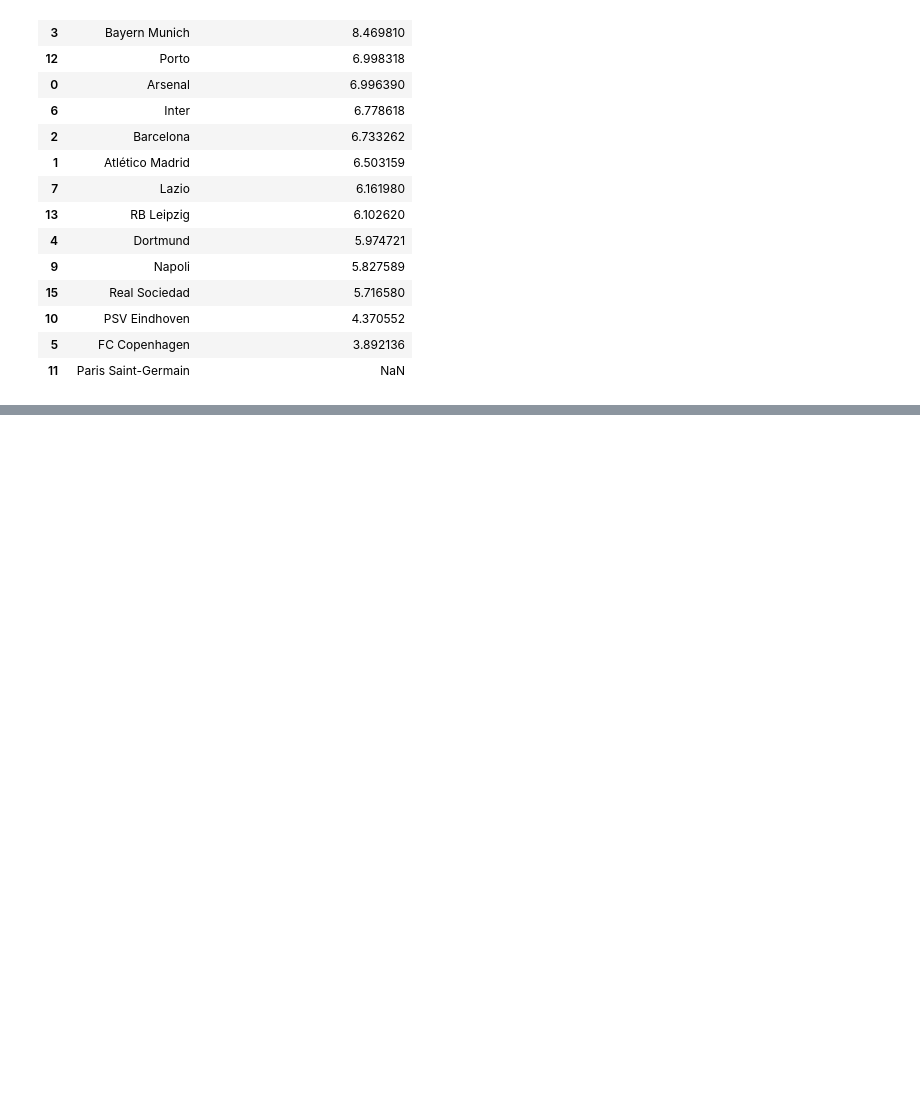
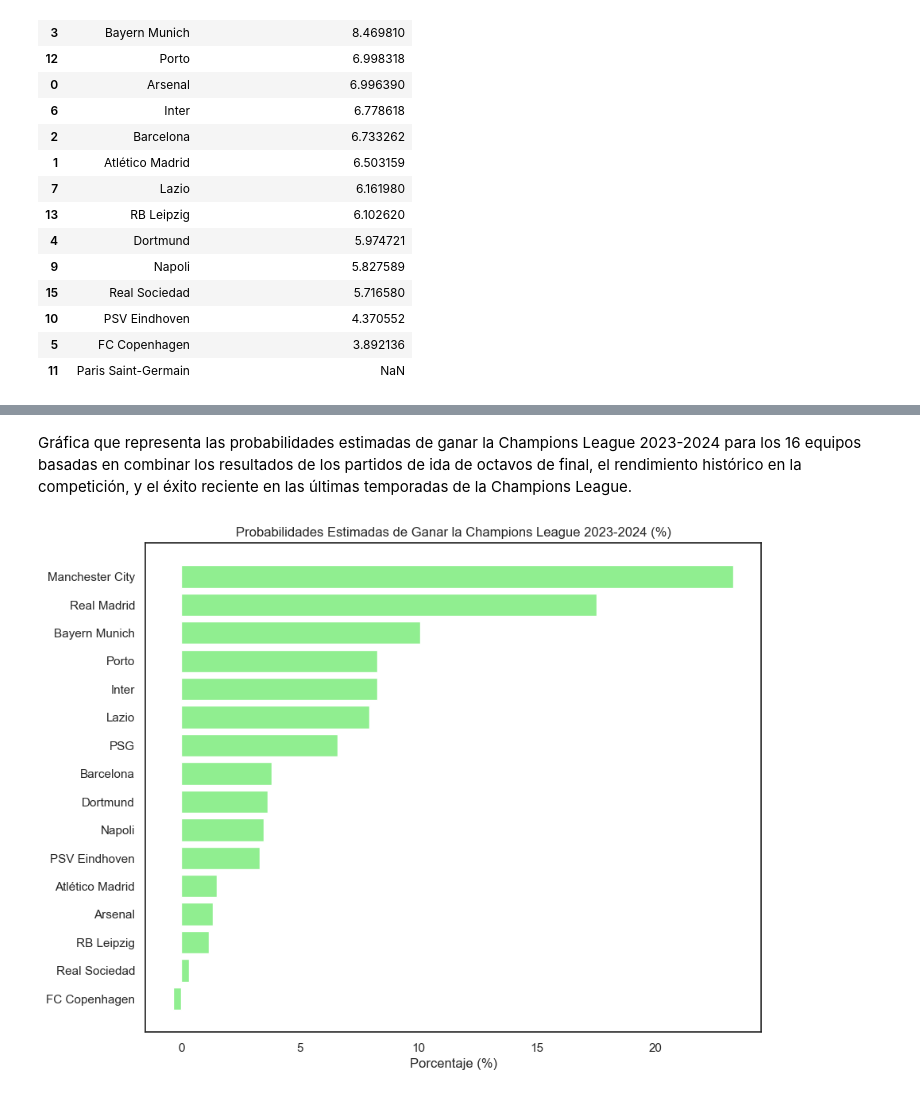
Before and after one commit to ESTHERRODRIGUEZGARCIA/UEFA_Champions_League, a Jupyter notebook: regresion_lineal.ipynb, the cells around one changed output, grey strips where cells are left out. Drawn from its saved outputs; the diff is of its cells as text; code cells hidden in the pictures; blank space fills up the shorter version.

```diff
--- a/regresion_lineal.ipynb
+++ b/regresion_lineal.ipynb
@@ -992,0 +1143,18 @@ analisis_agrupado_normalizado_revisado[['equipo_normalizado', 'porcentaje_posibi
+# %% [markdown]
+Gráfica que representa las probabilidades estimadas de ganar la Champions League 2023-2024 para los 16 equipos basadas en combinar los resultados de los partidos de ida de octavos de final, el rendimiento histórico en la competición, y el éxito reciente en las últimas temporadas de la Champions League.
+# %%
+# Lo mismo en %
+total_puntos = sum(puntajes_equipo)
+
+# Convertir a porcentajes
+porcentajes_equipo = [(puntaje / total_puntos) * 100 for puntaje in puntajes_equipo]
+porcentajes_equipo
+# Crear gráfica de porcentajes
+plt.figure(figsize=(10, 8))
+plt.barh(equipos, porcentajes_equipo, color='lightgreen')
+plt.xlabel('Porcentaje (%)')
+plt.title('Probabilidades Estimadas de Ganar la Champions League 2023-2024 (%)')
+plt.gca().invert_yaxis()  # Invertir para que el equipo con mayor porcentaje esté arriba
+plt.show()
+# %% [output]
+[figure, added]
```
Also changed, not shown: parts of 6 cells of this notebook, 2 other files.
